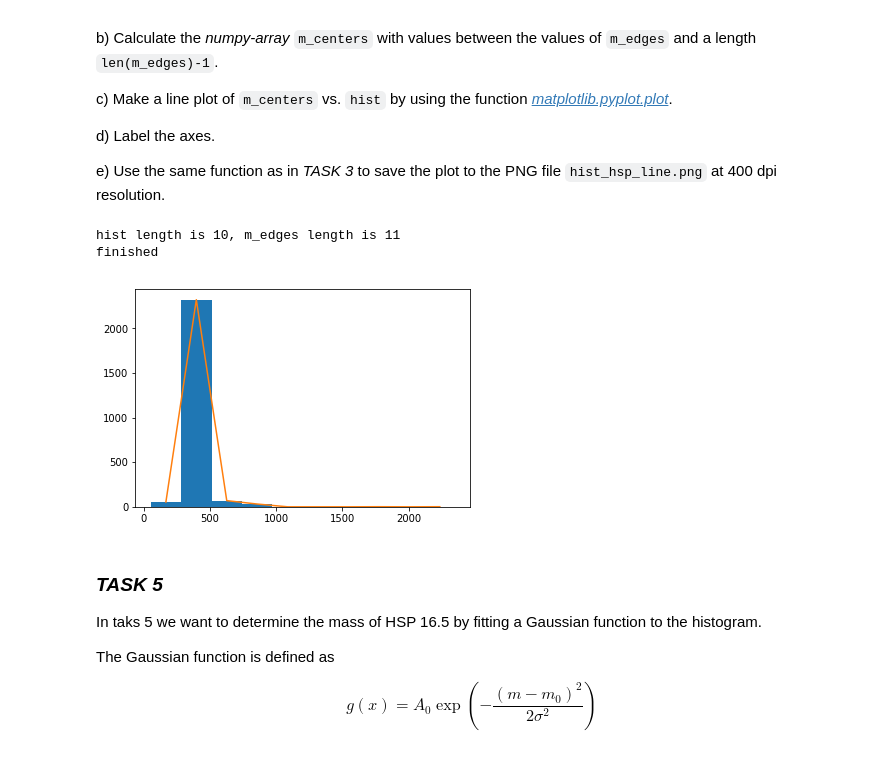
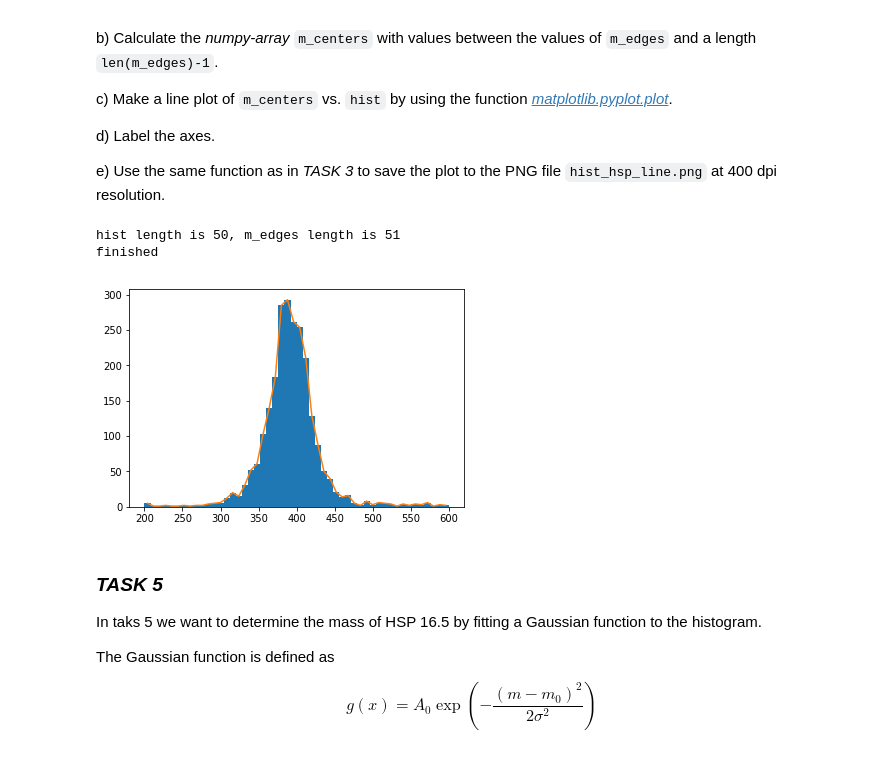
Before and after one commit to derkleinechemiker/zweiter-versuch, a Jupyter notebook: session4/session4.ipynb, the cells around one changed output. Drawn from its saved outputs; the diff is of its cells as text; code cells hidden in the pictures.

```diff
--- a/session4/session4.ipynb
+++ b/session4/session4.ipynb
@@ -138,37 +140,37 @@ e) Use the same function as in *TASK 3* to save the plot to the PNG file ``hist_
 import numpy
 import matplotlib
 import datetime  # to save the historgram with a unique filename
 
 # and magic to activate inline-plotting between the notebook cells
 %matplotlib inline
 
 
-hist, m_edges, _ = matplotlib.pyplot.hist(cal_masses())
+hist, m_edges, _ = matplotlib.pyplot.hist(cal_masses(), bins = 50, range = (200,600))
 print(f'hist length is {len(hist)}, m_edges length is {len(m_edges)}')
 # They m_edges is 1 longer than hist as you need one boundary more than bins
 
 
 
-def calc_m_centers(m_edges):
+def calc_m_centers(m_edges = m_edges):
     m_centers = []
     #print(f'm_edges are {m_edges}')
     line = 1                                 # index for iterating
     while(line < len(m_edges)):
         m_center_element = m_edges[line] - ((m_edges[line] - m_edges[line-1])/2)
         m_centers.append(m_center_element)
         line = line + 1
     m_centers = numpy.array(m_centers)
     return m_centers
 
 m_centers2 = calc_m_centers(m_edges)
 matplotlib.pyplot.plot(m_centers2, hist)
 print('finished')
 
 # lese mal https://matplotlib.org/tutorials/introductory/usage.html
 # %% [output]
-hist length is 10, m_edges length is 11
+hist length is 50, m_edges length is 51
 finished
-[figure, old version]
+[figure, new version]
 # %% [markdown]
 ### *TASK 5*
 
```
Also changed, not shown: parts of 5 cells of this notebook.
